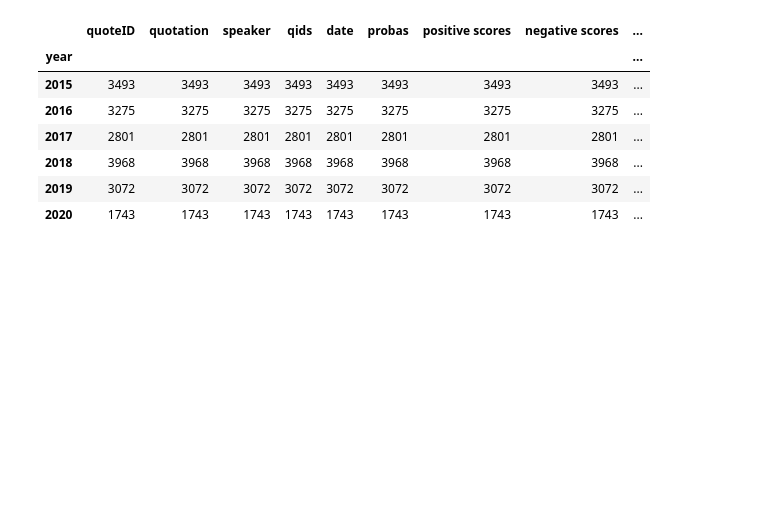
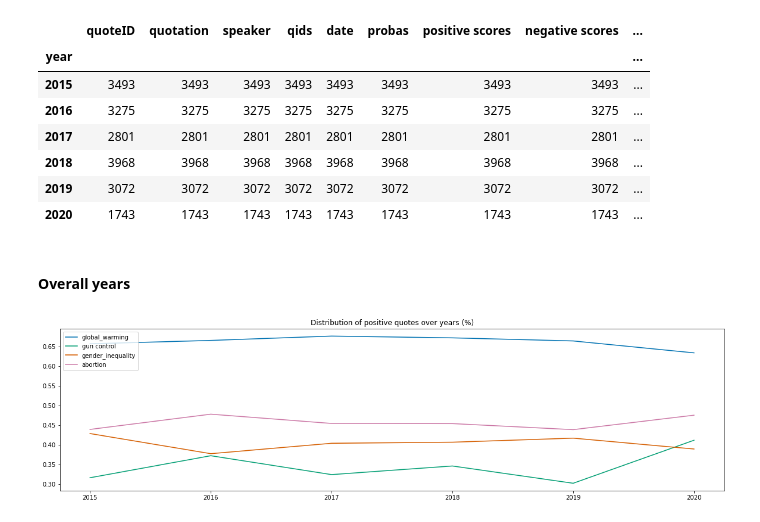
Before and after one commit to epfl-ada/ada-2021-project-272, a Jupyter notebook: Project.ipynb, the cells around one changed output. Cells and saved outputs as stored; diff of their text form; code cells hidden in the pictures; blank space fills up the shorter version.

```diff
--- a/Project.ipynb
+++ b/Project.ipynb
@@ -96,7 +96,7 @@ None
 # %% [output]
 [figure]
 # %%
-positive=gw_sent[gw_sent['compound scores']>=0.05]
-negative=gw_sent[gw_sent['compound scores']<=-0.05]
-neutral=gw_sent[np.abs(gw_sent['compound scores']) < 0.05]
+positive_gw=gw_sent[gw_sent['compound scores']>=0.05]
+negative_gw=gw_sent[gw_sent['compound scores']<=-0.05]
+neutral_gw=gw_sent[np.abs(gw_sent['compound scores']) < 0.05]
 # %%
@@ -650,3 +680,16 @@ gc_sent.groupby('year').count()
 | 2018 | 3968 | 3968 | 3968 | 3968 | 3968 | 3968 | 3968 | 3968 | ... |
 | 2019 | 3072 | 3072 | 3072 | 3072 | 3072 | 3072 | 3072 | 3072 | ... |
 | 2020 | 1743 | 1743 | 1743 | 1743 | 1743 | 1743 | 1743 | 1743 | ... |
+# %% [markdown]
+#### Overall years
+# %%
+plt.figure(figsize=(20,5))
+plt.plot(positive_gw.groupby('year').count()['quotation']/gw_sent.groupby('year').count()['quotation'])
+plt.plot(positive_gc.groupby('year').count()['quotation']/gc_sent.groupby('year').count()['quotation'])
+plt.plot(positive_gi.groupby('year').count()['quotation']/gi_sent.groupby('year').count()['quotation'])
+plt.plot(positive_ab.groupby('year').count()['quotation']/ab_sent.groupby('year').count()['quotation'])
+plt.legend(['global_warming','gun control','gender_inequality','abortion'],loc='upper left')
+plt.title('Distribution of positive quotes over years (%)')
+None
+# %% [output]
+[figure, added]
```
Also changed, not shown: parts of 35 cells of this notebook.
